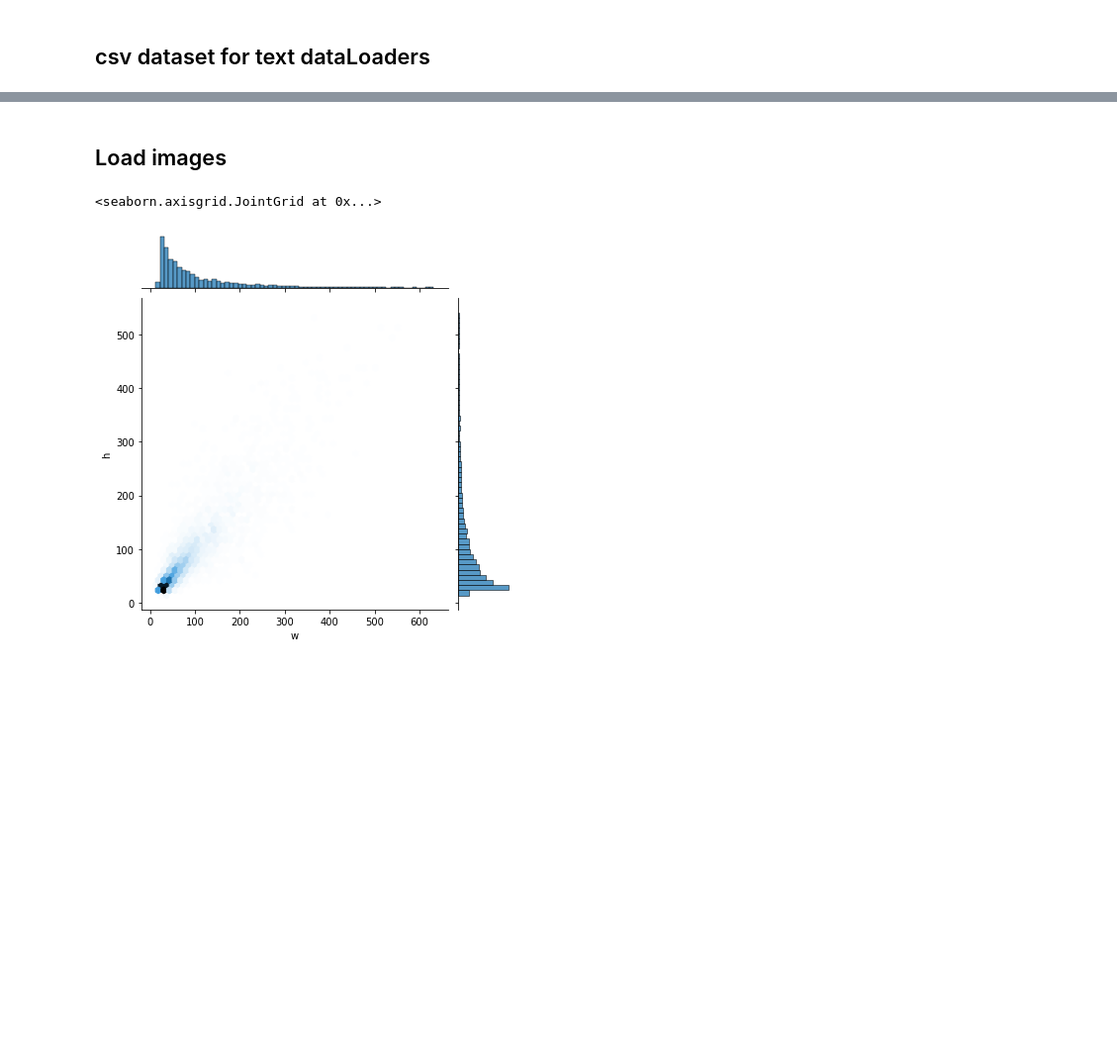
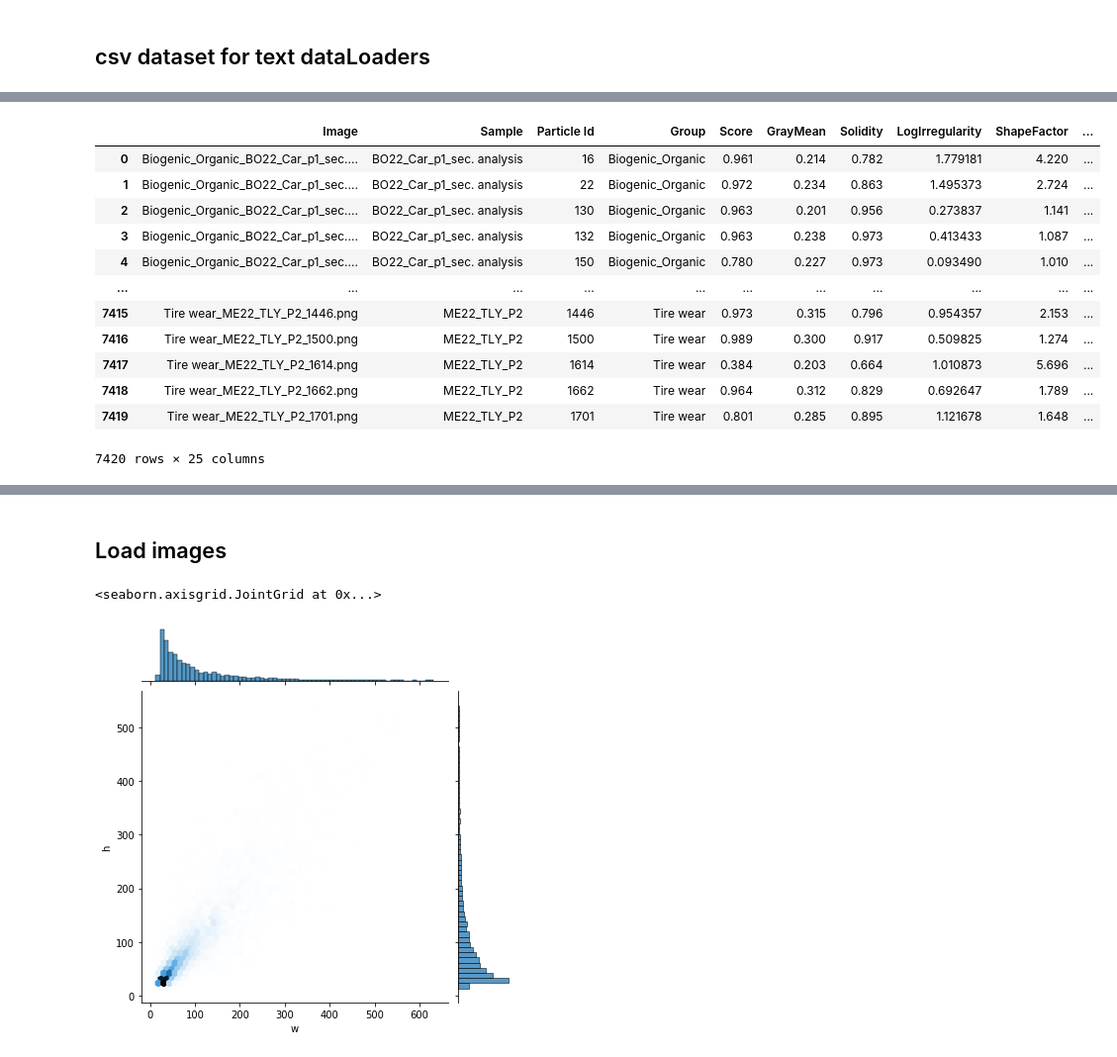
Before and after one commit to drestr30/SEM_Particle_Analyzer, a Jupyter notebook: DataBase ME22.ipynb, the cells around one changed output, grey strips where cells are left out. Shown at 99% size. Saved outputs shown, nothing was run; the diff lists cells and outputs as text; code cells hidden in the pictures; blank space fills up the shorter version.

```diff
--- a/DataBase ME22.ipynb
+++ b/DataBase ME22.ipynb
@@ -37,16 +25,2 @@ dest_dir = "./ParticlesDB/folders/"
-# %%
-## RUN WITH CAUTION
-create_validate_folder(dest_dir)
-for _, particle in df[columns].iterrows():
-    #print(particle)
-    im_path = os.path.join(root_dir, particle['Sample'], in_dir,
-                           str(particle['Particle Id']) + ".png")
-    #print(os.path.exists(im_path))
-
-    create_validate_folder(os.path.join(dest_dir, particle['Group']))
-
-    new_name = os.path.join(dest_dir, particle['Group'], "_".join([particle['Group'],
-                                particle['Sample'], str(particle['Particle Id'])])+'.png')
-    copy(im_path, new_name)
 # %% [markdown]
 ## csv dataset for text dataLoaders
@@ -97,3 +75,19 @@ for _, particle in df[columns].iterrows():
 cl_df.insert(loc=0, column='Image', value=names)
 # %%
 cl_df.to_csv(os.path.join("./ParticlesDB/csv", "particles_database.csv"), index=False)
+# %%
+cl_df
+# %% [output]
+|  | Image | Sample | Particle Id | Group | Score | GrayMean | Solidity | LogIrregularity | ShapeFactor | ... |
+| 0 | Biogenic_Organic_BO22_Car_p1_sec.... | BO22_Car_p1_sec. analysis | 16 | Biogenic_Organic | 0.961 | 0.214 | 0.782 | 1.779181 | 4.220 | ... |
+| 1 | Biogenic_Organic_BO22_Car_p1_sec.... | BO22_Car_p1_sec. analysis | 22 | Biogenic_Organic | 0.972 | 0.234 | 0.863 | 1.495373 | 2.724 | ... |
+| 2 | Biogenic_Organic_BO22_Car_p1_sec.... | BO22_Car_p1_sec. analysis | 130 | Biogenic_Organic | 0.963 | 0.201 | 0.956 | 0.273837 | 1.141 | ... |
+| 3 | Biogenic_Organic_BO22_Car_p1_sec.... | BO22_Car_p1_sec. analysis | 132 | Biogenic_Organic | 0.963 | 0.238 | 0.973 | 0.413433 | 1.087 | ... |
+| 4 | Biogenic_Organic_BO22_Car_p1_sec.... | BO22_Car_p1_sec. analysis | 150 | Biogenic_Organic | 0.780 | 0.227 | 0.973 | 0.093490 | 1.010 | ... |
+| ... | ... | ... | ... | ... | ... | ... | ... | ... | ... | ... |
+| 7415 | Tire wear_ME22_TLY_P2_1446.png | ME22_TLY_P2 | 1446 | Tire wear | 0.973 | 0.315 | 0.796 | 0.954357 | 2.153 | ... |
+| 7416 | Tire wear_ME22_TLY_P2_1500.png | ME22_TLY_P2 | 1500 | Tire wear | 0.989 | 0.300 | 0.917 | 0.509825 | 1.274 | ... |
+| 7417 | Tire wear_ME22_TLY_P2_1614.png | ME22_TLY_P2 | 1614 | Tire wear | 0.384 | 0.203 | 0.664 | 1.010873 | 5.696 | ... |
+| 7418 | Tire wear_ME22_TLY_P2_1662.png | ME22_TLY_P2 | 1662 | Tire wear | 0.964 | 0.312 | 0.829 | 0.692647 | 1.789 | ... |
+| 7419 | Tire wear_ME22_TLY_P2_1701.png | ME22_TLY_P2 | 1701 | Tire wear | 0.801 | 0.285 | 0.895 | 1.121678 | 1.648 | ... |
+7420 rows × 25 columns
```
Also changed, not shown: parts of 25 cells of this notebook, 3 other files.
